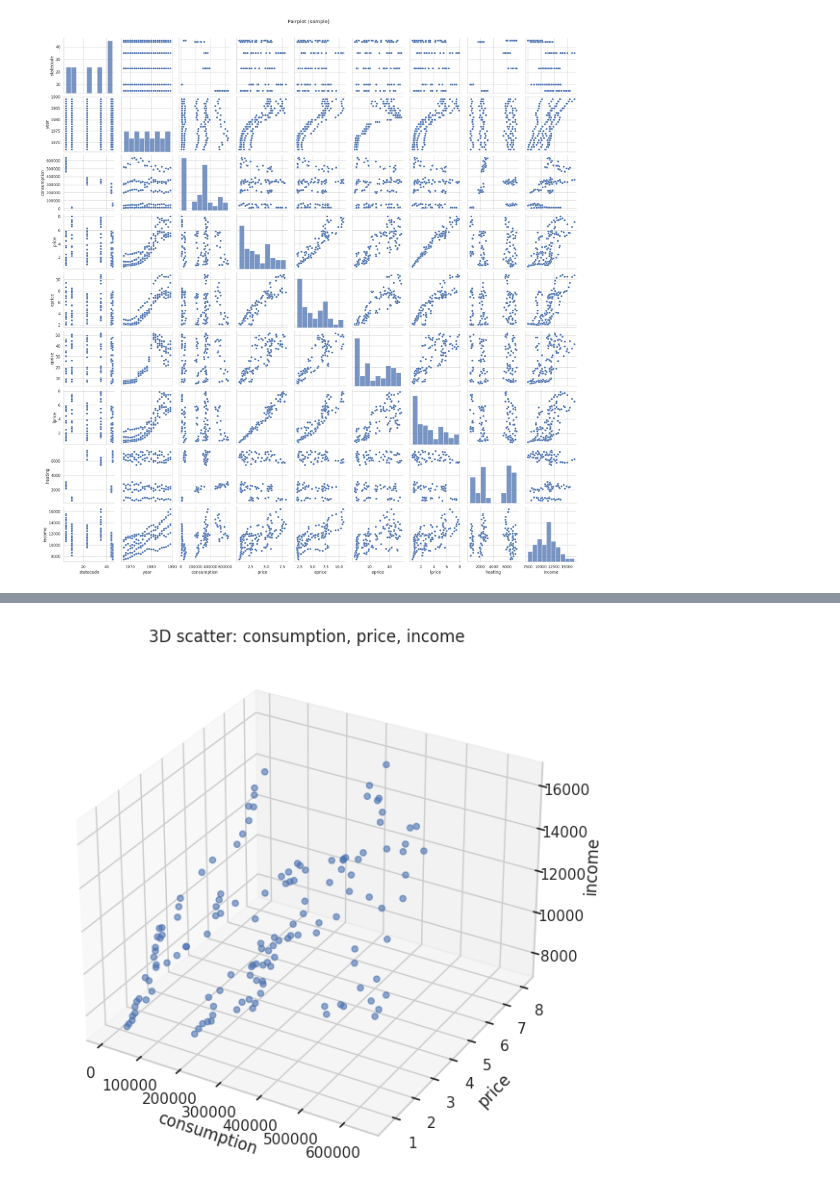
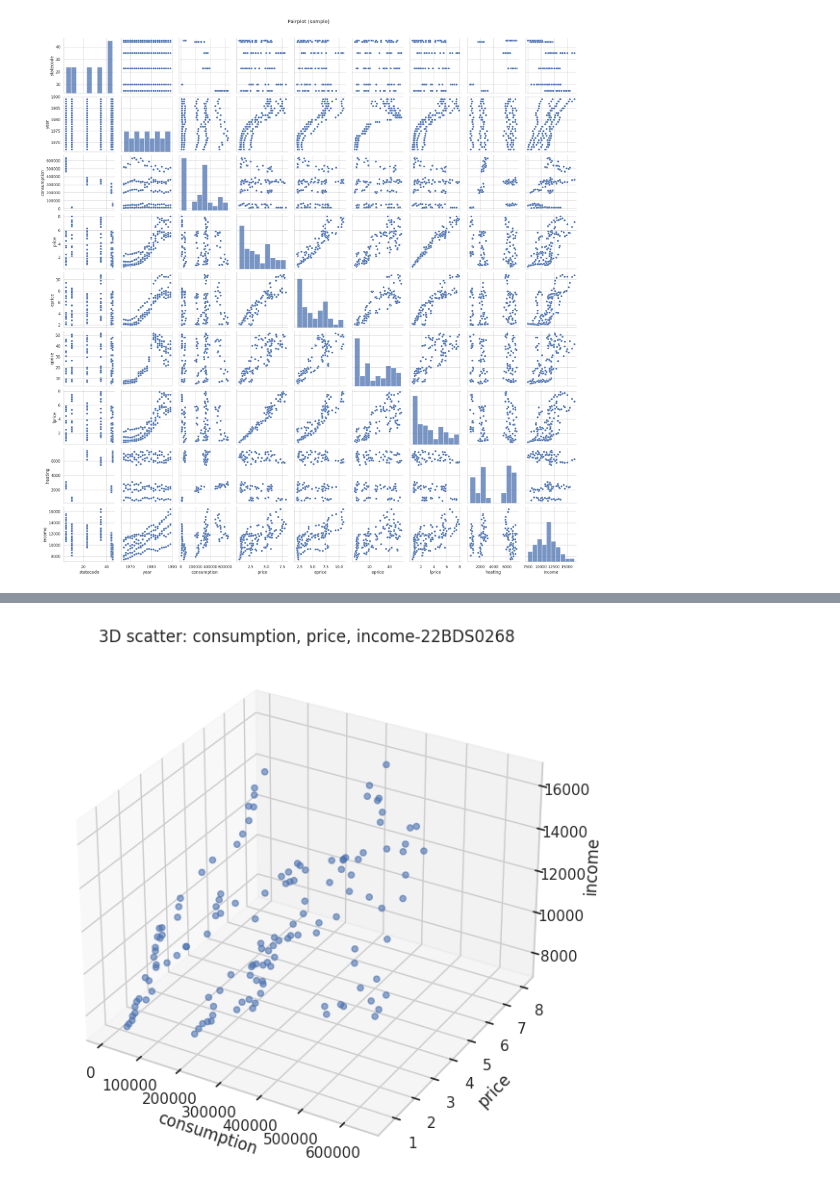
Before and after one commit to Ramit28/22BDS0268, a Jupyter notebook: 22BDS0268.ipynb, the cells around one changed output, grey strips where cells are left out. Cells and saved outputs as stored; diff of their text form; code cells hidden in the pictures.

```diff
--- a/22BDS0268.ipynb
+++ b/22BDS0268.ipynb
@@ -480,18 +480,18 @@ Utah           1     1     1     1     1     1     1     1     1     1
 # %%
 # 3D scatter (consumption, price, income) if present
 if all(c in df.columns for c in ['consumption','price','income']):
     fig = plt.figure(figsize=(9,7))
     ax = fig.add_subplot(111, projection='3d')
     ax.scatter(df['consumption'], df['price'], df['income'], alpha=0.6)
     ax.set_xlabel('consumption')
     ax.set_ylabel('price')
     ax.set_zlabel('income')
-    plt.title("3D scatter: consumption, price, income")
+    plt.title("3D scatter: consumption, price, income-22BDS0268")
     plt.show()
 else:
     print("Skipping 3D scatter: required cols not present.")
 # %% [output]
-[figure, old version]
+[figure, new version]
 # %%
 
 # 3D-style box analysis: show distribution of third var across bins of first two via pivot & boxplot
```
Also changed, not shown: parts of 7 cells of this notebook.
